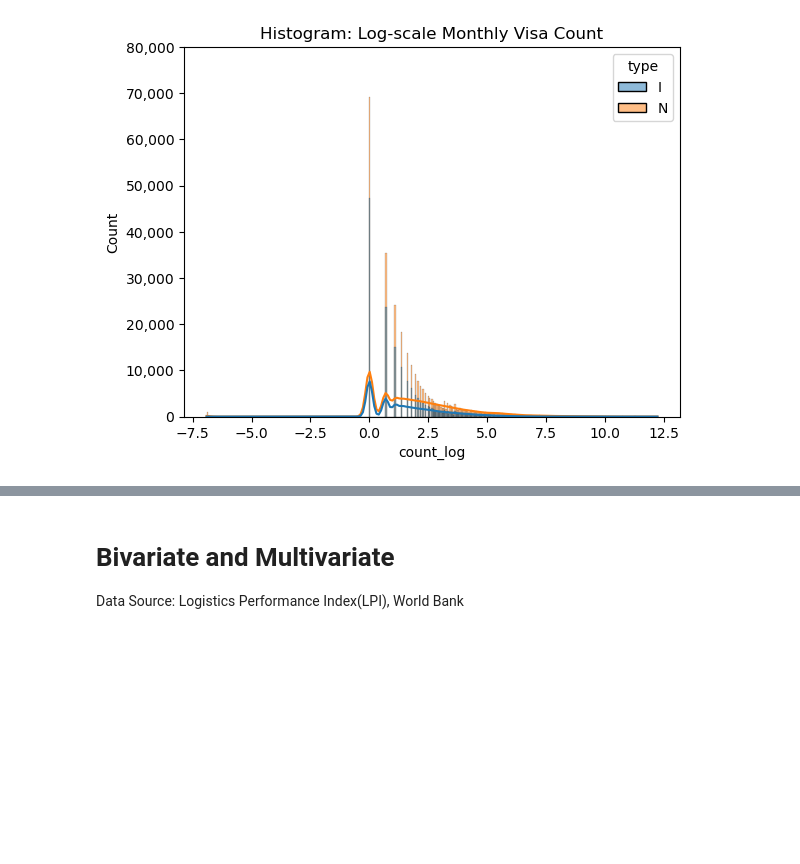
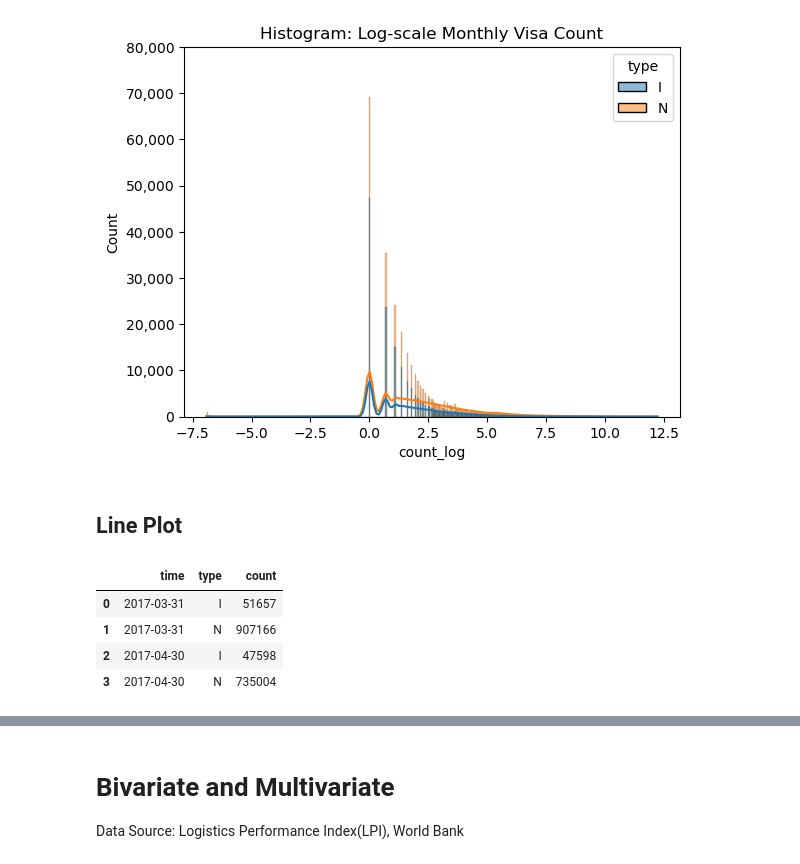
Before and after one commit to tiangenglu/data_visualization, a Jupyter notebook: 2025-04-02_useful_figures.ipynb, the cells around one changed output, grey strips where cells are left out. Saved outputs shown, nothing was run; the diff lists cells and outputs as text; code cells hidden in the pictures; blank space fills up the shorter version.

```diff
--- a/2025-04-02_useful_figures.ipynb
+++ b/2025-04-02_useful_figures.ipynb
@@ -74,3 +74,14 @@ plt.title('Histogram: Log-scale Monthly Visa Count')
 plt.show()
 # %% [output]
 [figure]
+# %% [markdown]
+## Line Plot
+# %%
+df_sum_by_time=df.pivot_table(index=['time','type'],values = 'count', aggfunc='sum').reset_index()
+df_sum_by_time.head(4)
+# %% [output]
+|  | time | type | count |
+| 0 | 2017-03-31 | I | 51657 |
+| 1 | 2017-03-31 | N | 907166 |
+| 2 | 2017-04-30 | I | 47598 |
+| 3 | 2017-04-30 | N | 735004 |
```
Also changed, not shown: parts of 18 cells of this notebook.
